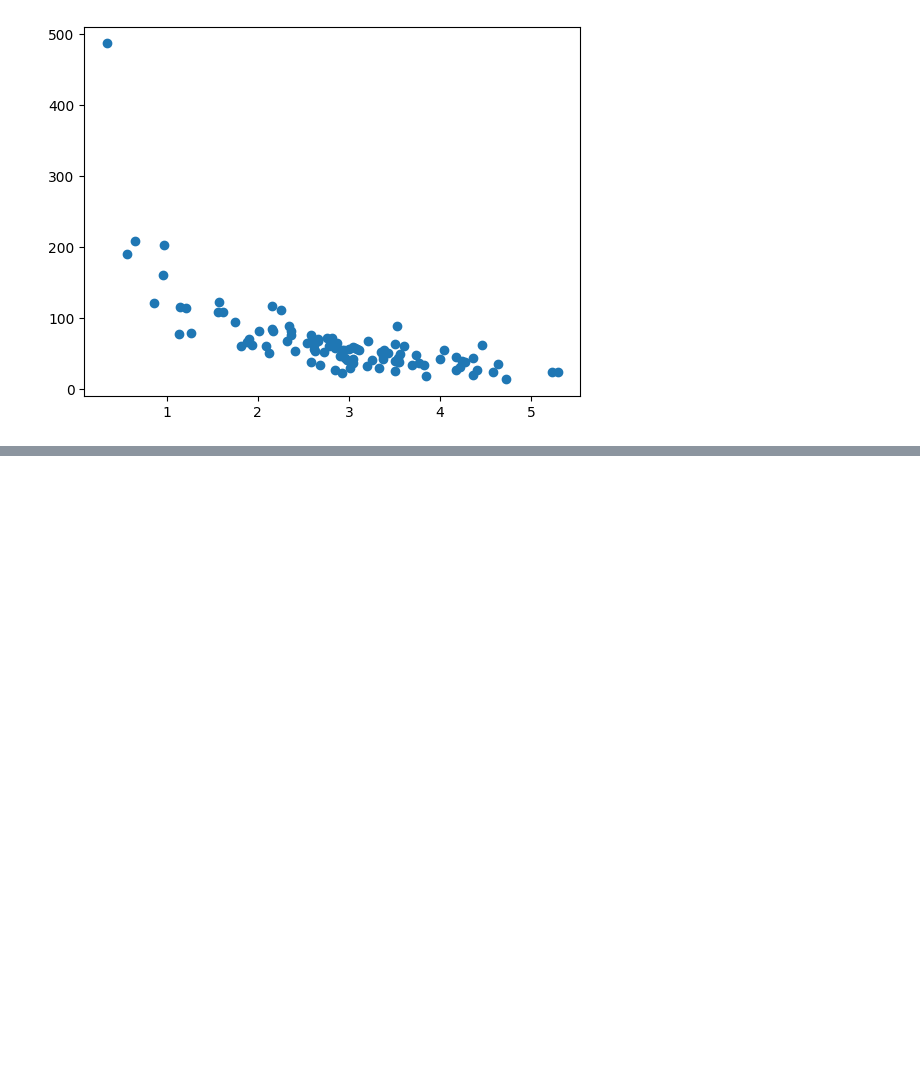
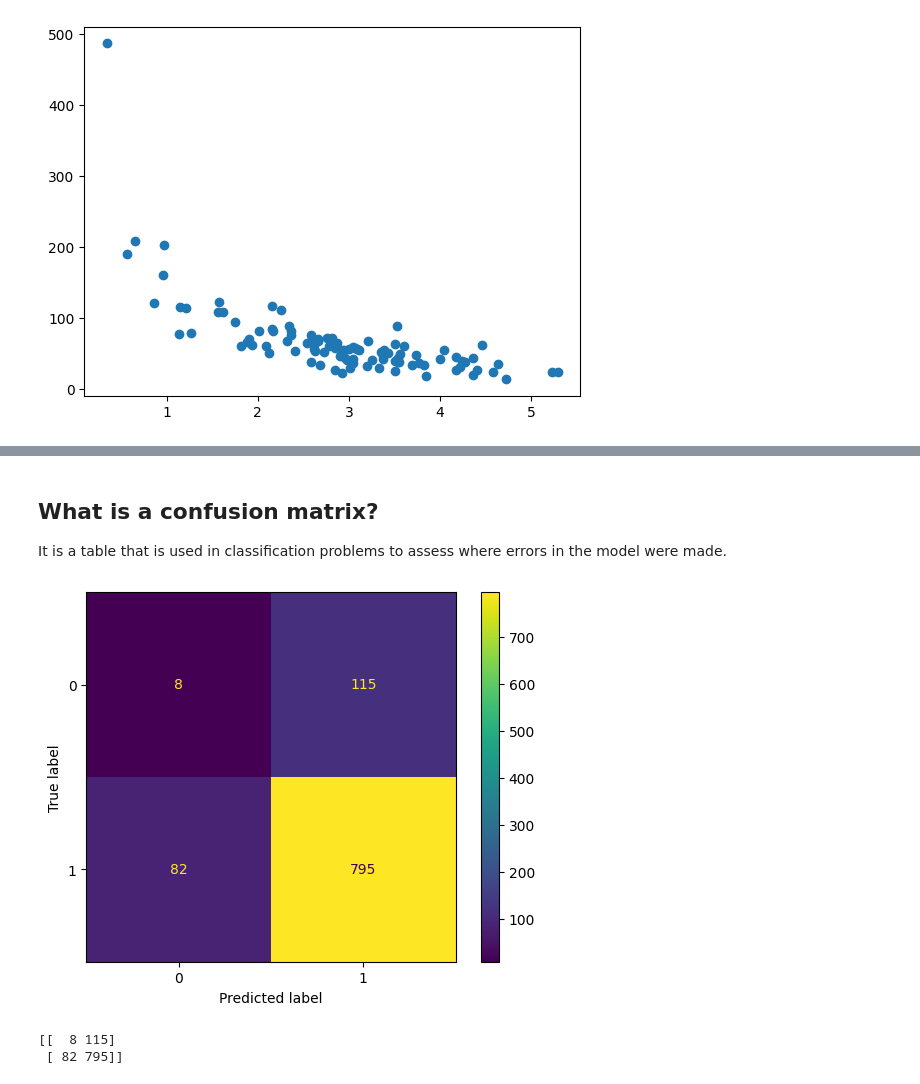
Before and after one commit to Dileepchy/Pandas_Tutorial, a Jupyter notebook: machinelearning.ipynb, the cells around one changed output, grey strips where cells are left out. Drawn from its saved outputs; the diff is of its cells as text; code cells hidden in the pictures; blank space fills up the shorter version.

```diff
--- a/machinelearning.ipynb
+++ b/machinelearning.ipynb
@@ -332,0 +437,21 @@ plt.show()
+# %% [markdown]
+## What is a confusion matrix?
+It is a table that is used in classification problems to assess where errors in the model were made.
+# %%
+import numpy as np
+from sklearn import metrics
+import matplotlib.pyplot as plt
+
+actual = np.random.binomial(1, 0.9, size =1000)
+predicted = np.random.binomial(1, 0.9, size = 1000)
+
+confusion_matrix = metrics.confusion_matrix(actual, predicted)
+
+cm_display = metrics.ConfusionMatrixDisplay(confusion_matrix= confusion_matrix, display_labels=[0,1])
+cm_display.plot()
+plt.show()
+print(confusion_matrix)
+# %% [output]
+[figure, added]
+[[  8 115]
+ [ 82 795]]
```
Also changed, not shown: parts of 8 cells of this notebook, 1 other file.
